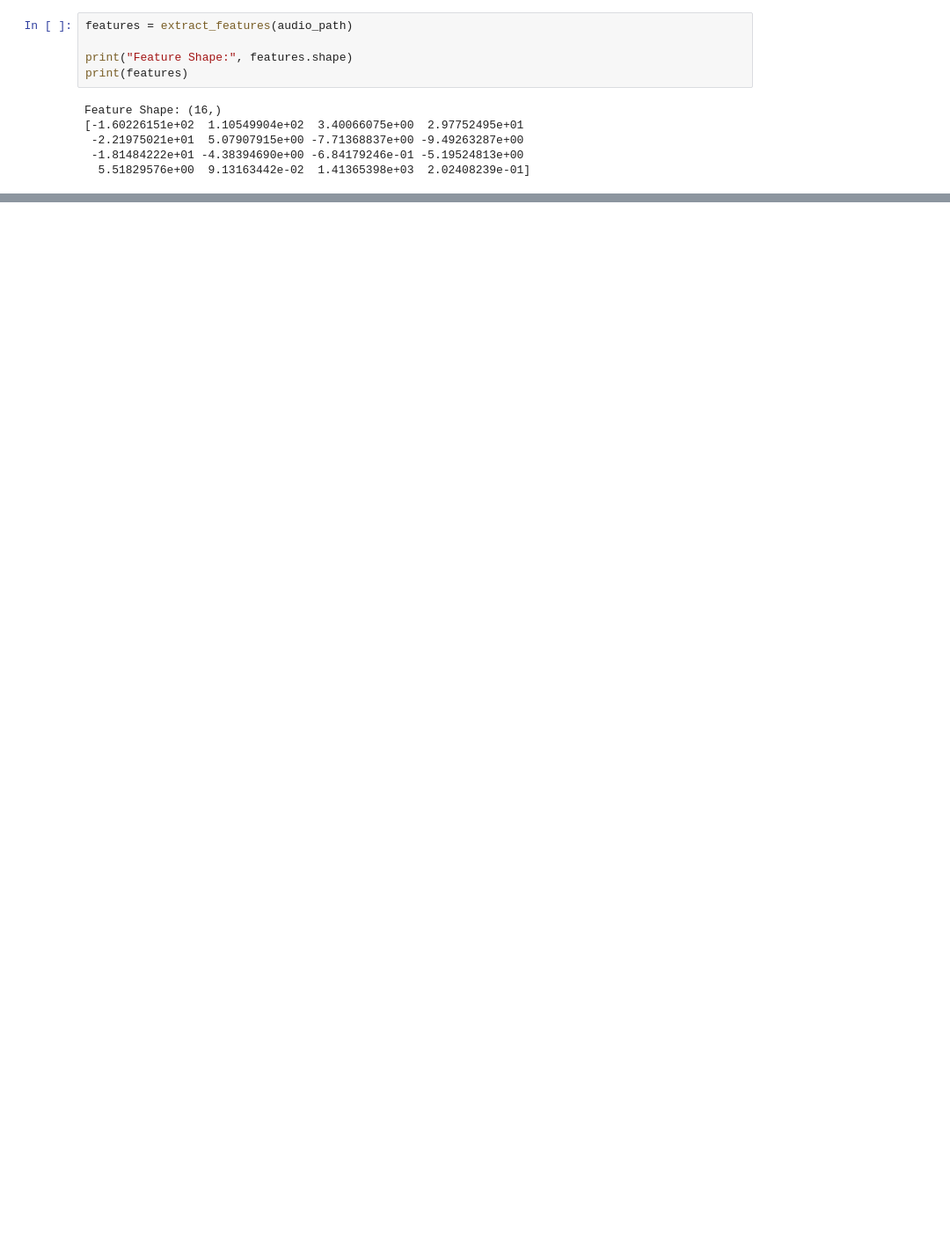
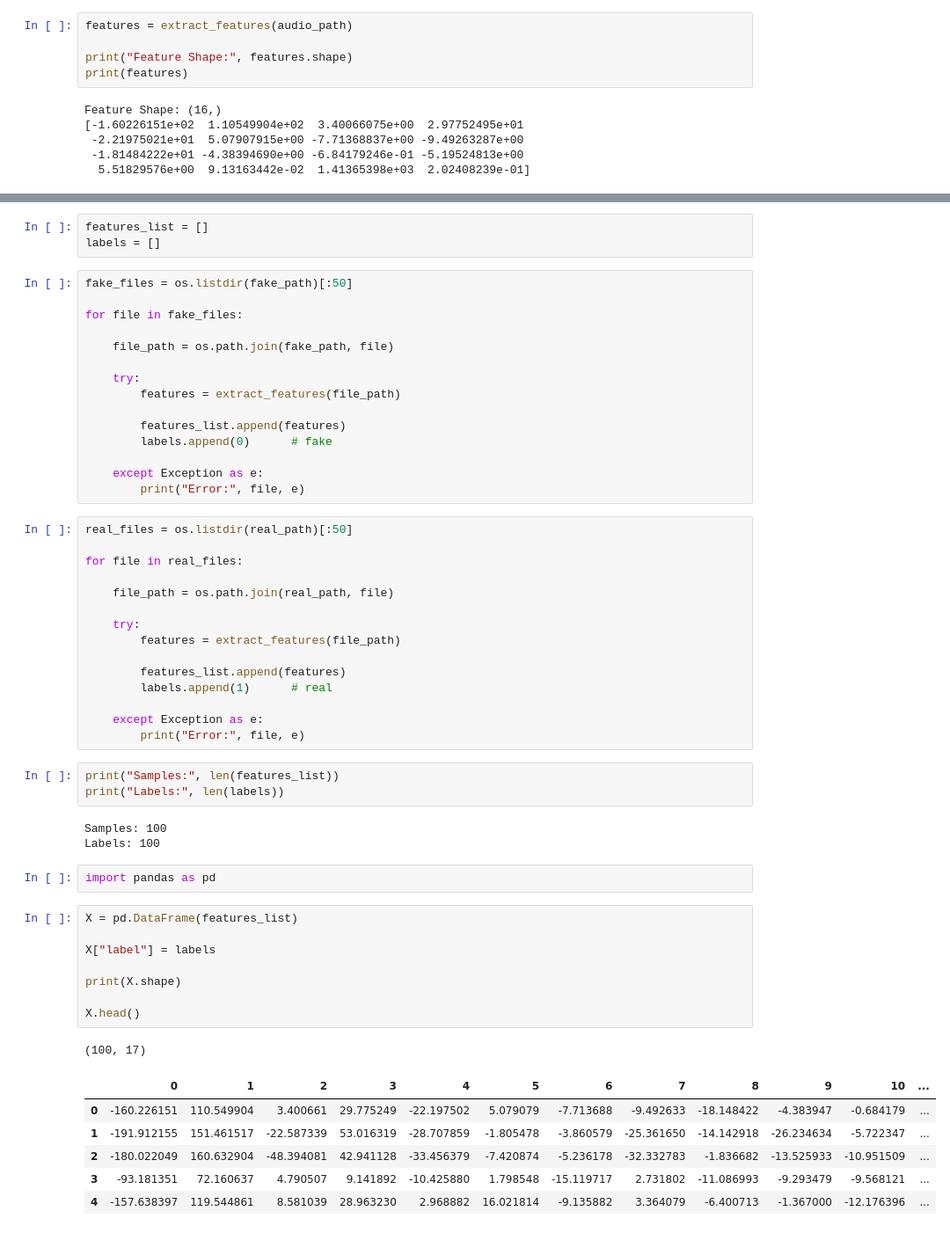
Before and after one commit to Khushubansal29/Deepfake-Audio-Detection-MaRS-, a Jupyter notebook: notebooks/dataset_exploration.ipynb, the cells around one changed output, grey strips where cells are left out. Shown at 88% size. Drawn from its saved outputs; the diff is of its cells as text; blank space fills up the shorter version.

Commit message:
Create training dataset from extracted audio features

```diff
--- a/notebooks/dataset_exploration.ipynb
+++ b/notebooks/dataset_exploration.ipynb
@@ -195,0 +208,57 @@ print(real_features)
+# %%
+features_list = []
+labels = []
+# %%
+fake_files = os.listdir(fake_path)[:50]
+
+for file in fake_files:
+
+    file_path = os.path.join(fake_path, file)
+
+    try:
+        features = extract_features(file_path)
+
+        features_list.append(features)
+        labels.append(0)      # fake
+
+    except Exception as e:
+        print("Error:", file, e)
+# %%
+real_files = os.listdir(real_path)[:50]
+
+for file in real_files:
+
+    file_path = os.path.join(real_path, file)
+
+    try:
+        features = extract_features(file_path)
+
+        features_list.append(features)
+        labels.append(1)      # real
+
+    except Exception as e:
+        print("Error:", file, e)
+# %%
+print("Samples:", len(features_list))
+print("Labels:", len(labels))
+# %% [output]
+Samples: 100
+Labels: 100
+# %%
+import pandas as pd
+# %%
+X = pd.DataFrame(features_list)
+
+X["label"] = labels
+
+print(X.shape)
+
+X.head()
+# %% [output]
+(100, 17)
+|  | 0 | 1 | 2 | 3 | 4 | 5 | 6 | 7 | 8 | 9 | 10 | ... |
+| 0 | -160.226151 | 110.549904 | 3.400661 | 29.775249 | -22.197502 | 5.079079 | -7.713688 | -9.492633 | -18.148422 | -4.383947 | -0.684179 | ... |
+| 1 | -191.912155 | 151.461517 | -22.587339 | 53.016319 | -28.707859 | -1.805478 | -3.860579 | -25.361650 | -14.142918 | -26.234634 | -5.722347 | ... |
+| 2 | -180.022049 | 160.632904 | -48.394081 | 42.941128 | -33.456379 | -7.420874 | -5.236178 | -32.332783 | -1.836682 | -13.525933 | -10.951509 | ... |
+| 3 | -93.181351 | 72.160637 | 4.790507 | 9.141892 | -10.425880 | 1.798548 | -15.119717 | 2.731802 | -11.086993 | -9.293479 | -9.568121 | ... |
+| 4 | -157.638397 | 119.544861 | 8.581039 | 28.963230 | 2.968882 | 16.021814 | -9.135882 | 3.364079 | -6.400713 | -1.367000 | -12.176396 | ... |
```
Also changed, not shown: parts of 1 cell of this notebook.
